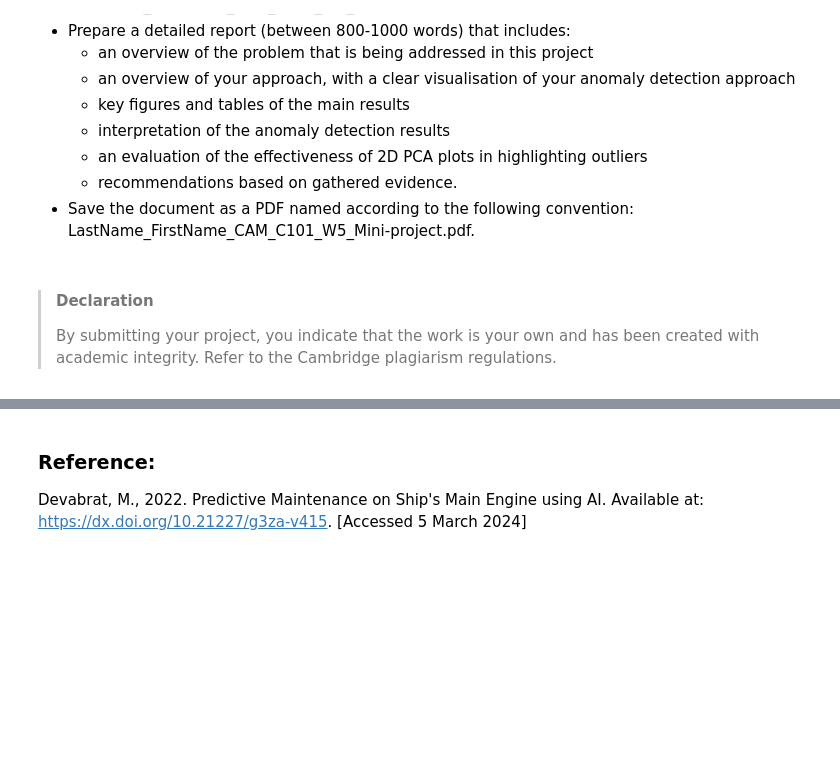
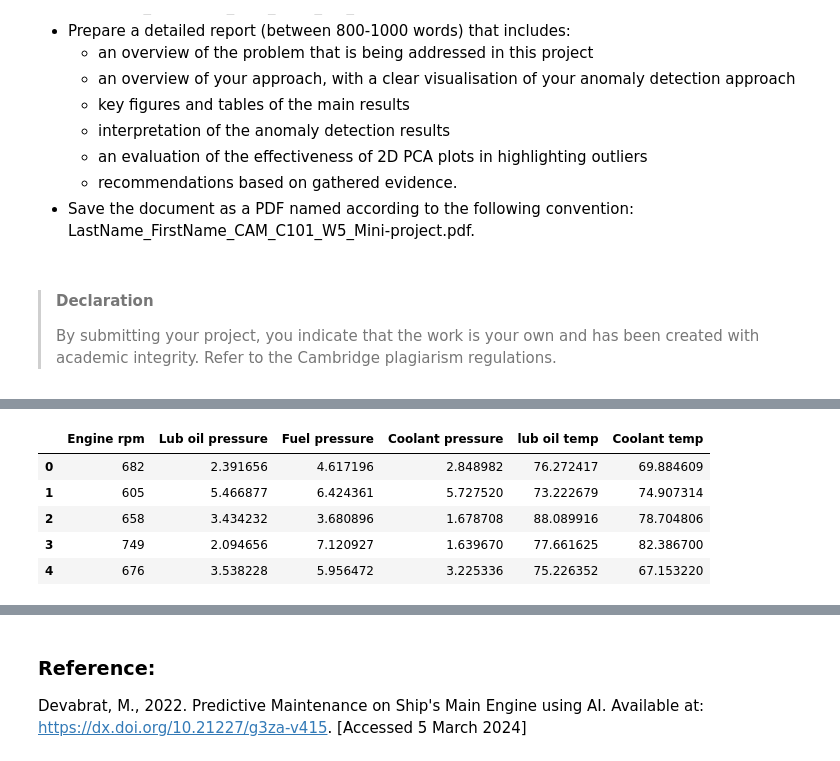
Before and after one commit to susanavenda/data_cambridge, a Jupyter notebook: Venda_Susana_CAM_DS_C101_Mini_project_5_3_1.ipynb, the cells around one changed output, grey strips where cells are left out. Cells and saved outputs as stored; diff of their text form; code cells hidden in the pictures; blank space fills up the shorter version.

```diff
--- a/Venda_Susana_CAM_DS_C101_Mini_project_5_3_1.ipynb
+++ b/Venda_Susana_CAM_DS_C101_Mini_project_5_3_1.ipynb
@@ -112,3 +154,16 @@ By completing this project, you will be able to provide evidence that you can:
 # %%
-# URL to import data set from GitHub.
-# url = 'https://raw.githubusercontent.com/fourthrevlxd/cam_dsb/main/engine.csv'
+# URL to import data set from GitHub
+url = "https://raw.githubusercontent.com/fourthrevlxd/cam_dsb/main/engine.csv"
+
+# Read the CSV file into a new DataFrame.
+df_read = pd.read_csv(url)
+
+# Display the first few rows of the DataFrame.
+df_read.head()
+# %% [output]
+|  | Engine rpm | Lub oil pressure | Fuel pressure | Coolant pressure | lub oil temp | Coolant temp |
+| 0 | 682 | 2.391656 | 4.617196 | 2.848982 | 76.272417 | 69.884609 |
+| 1 | 605 | 5.466877 | 6.424361 | 5.727520 | 73.222679 | 74.907314 |
+| 2 | 658 | 3.434232 | 3.680896 | 1.678708 | 88.089916 | 78.704806 |
+| 3 | 749 | 2.094656 | 7.120927 | 1.639670 | 77.661625 | 82.386700 |
+| 4 | 676 | 3.538228 | 5.956472 | 3.225336 | 75.226352 | 67.153220 |
```
Also changed, not shown: parts of 15 cells of this notebook.
